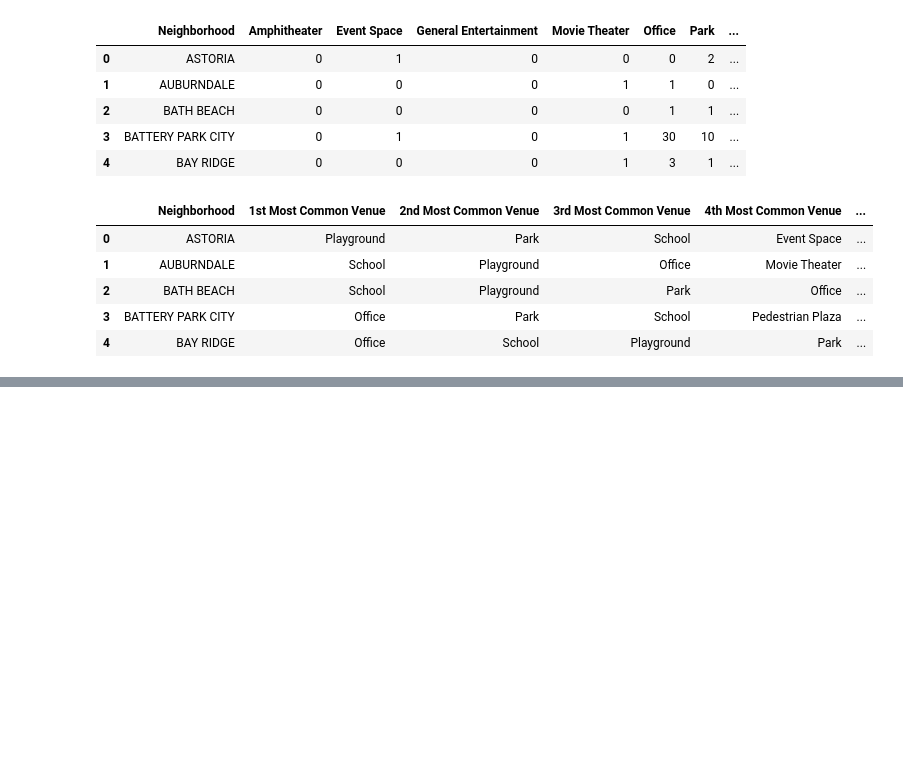
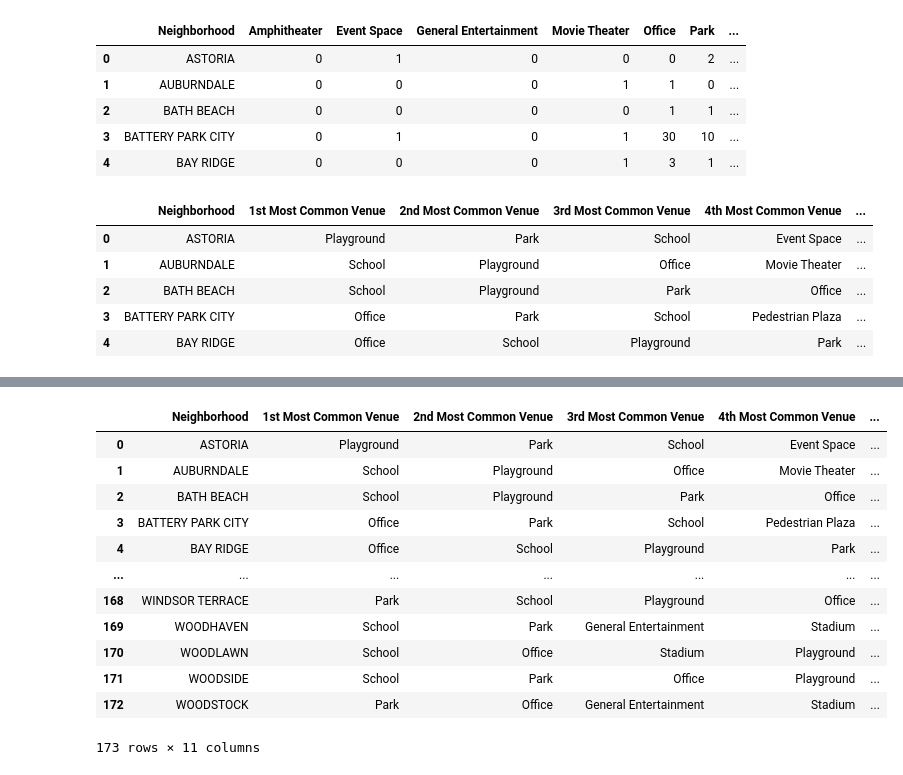
Before and after one commit to catkeeper1/Coursera_Capstone, a Jupyter notebook: capstone_final_assignment1.ipynb, the cells around one changed output, grey strips where cells are left out. Saved outputs shown, nothing was run; the diff lists cells and outputs as text; code cells hidden in the pictures; blank space fills up the shorter version.

Commit message:
cluster

```diff
--- a/capstone_final_assignment1.ipynb
+++ b/capstone_final_assignment1.ipynb
@@ -313,3 +324,22 @@ neighborhood_ff_venues.head(10)
 | NOLITA | 1 |
 | NORWOOD | 1 |
 | WILLIAMSBRIDGE | 1 |
+# %%
+low_competitor = neighborhood_venues_onehot[~neighborhood_venues_onehot['Neighborhood'].isin(neighborhood_ff_venues.index)]
+
+clustering_raw = pd.merge(low_competitor, df_groupby, how="left", left_on="Neighborhood", right_on="Neighborhood" )
+clustering_raw = clustering_raw.drop('Neighborhood', 1)
+clustering_raw = preprocessing.normalize(clustering_raw, norm='l2')
+
+
+kclusters = 5 # set number of clusters
+
+
+kmeans = KMeans(n_clusters=kclusters, random_state=0).fit(clustering_raw)
+
+low_competitor.insert(0, 'Cluster Label', kmeans.labels_)
+
+low_competitor= pd.merge(low_competitor, neighborhood_rent,how="left", left_on="Neighborhood", right_on="areaName" )
+
+low_competitor.drop(labels=[ 'Borough', 'areaName'], axis= 1, inplace=True)
+low_competitor.head()
@@ -315,0 +382,20 @@ neighborhood_ff_venues.head(10)
+# %%
+neighborhoods_venues_sorted_cluster= pd.merge(neighborhoods_venues_sorted, low_competitor, how='left', left_on='Neighborhood', right_on = 'Neighborhood')
+
+neighborhoods_venues_sorted_cluster = neighborhoods_venues_sorted_cluster.drop(neighborhoods_venues_sorted_cluster.columns[range(8,18)], axis=1)
+
+neighborhoods_venues_sorted_cluster
+# %% [output]
+|  | Neighborhood | 1st Most Common Venue | 2nd Most Common Venue | 3rd Most Common Venue | 4th Most Common Venue | ... |
+| 0 | ASTORIA | Playground | Park | School | Event Space | ... |
+| 1 | AUBURNDALE | School | Playground | Office | Movie Theater | ... |
+| 2 | BATH BEACH | School | Playground | Park | Office | ... |
+| 3 | BATTERY PARK CITY | Office | Park | School | Pedestrian Plaza | ... |
+| 4 | BAY RIDGE | Office | School | Playground | Park | ... |
+| ... | ... | ... | ... | ... | ... | ... |
+| 168 | WINDSOR TERRACE | Park | School | Playground | Office | ... |
+| 169 | WOODHAVEN | School | Park | General Entertainment | Stadium | ... |
+| 170 | WOODLAWN | School | Office | Stadium | Playground | ... |
+| 171 | WOODSIDE | School | Park | Office | Playground | ... |
+| 172 | WOODSTOCK | Park | Office | General Entertainment | Stadium | ... |
+173 rows × 11 columns
```
Also changed, not shown: parts of 11 cells of this notebook, 2 other files.
